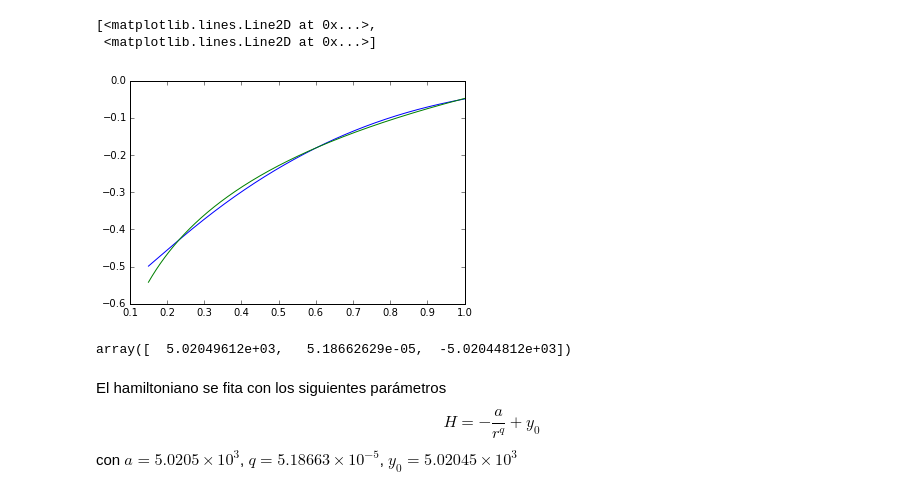
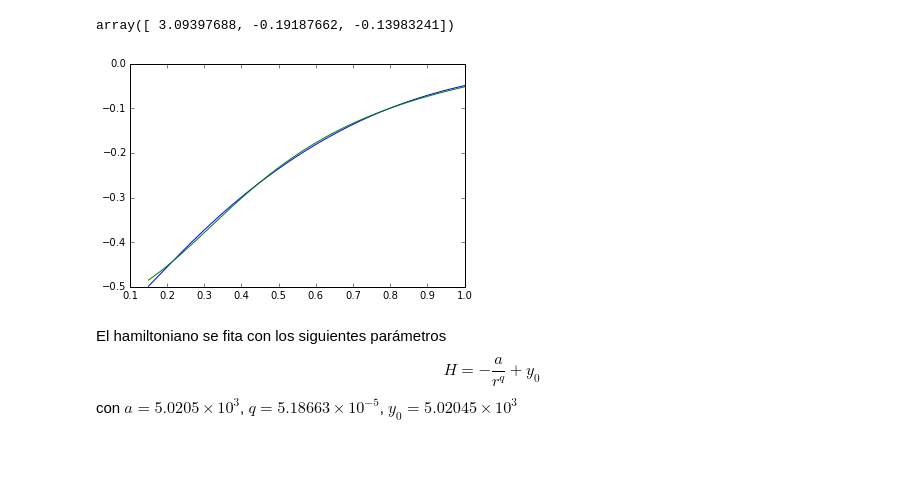
Before and after one commit to fbonafe/ipnbs, a Jupyter notebook: fitting_Ham_S_H2.ipynb, the cells around one changed output. Drawn from its saved outputs; the diff is of its cells as text; code cells hidden in the pictures; blank space fills up the shorter version.

```diff
--- a/fitting_Ham_S_H2.ipynb
+++ b/fitting_Ham_S_H2.ipynb
@@ -23,16 +30,12 @@ s = data2[:,1]
 # %%
-popt1, pcov1 = curve_fit(fham, d, h, p0=[1,3,0], maxfev=4000)
+popt1, pcov1 = curve_fit(fover, d, h, p0=[1,-1,0], maxfev=4000)
 # %%
-hfit = fham(d,*popt1)
+hfit = fover(d,*popt1)
 plt.plot(d,h,d,hfit)
+popt1
 # %% [output]
-[<matplotlib.lines.Line2D at 0x...>,
- <matplotlib.lines.Line2D at 0x...>]
+array([ 3.09397688, -0.19187662, -0.13983241])
-[figure, old version]
+[figure, new version]
-# %%
-popt1
-# %% [output]
-array([  5.02049612e+03,   5.18662629e-05,  -5.02044812e+03])
 # %% [markdown]
 El hamiltoniano se fita con los siguientes parámetros $$H=-\frac{a}{r^q}+y_0$$ con $a=5.0205\times10^3$, $q=5.18663\times 10^{-5}$, $y_0=5.02045\times 10^{3}$
 # %%
```
Also changed, not shown: parts of 4 cells of this notebook, 1 other file.
